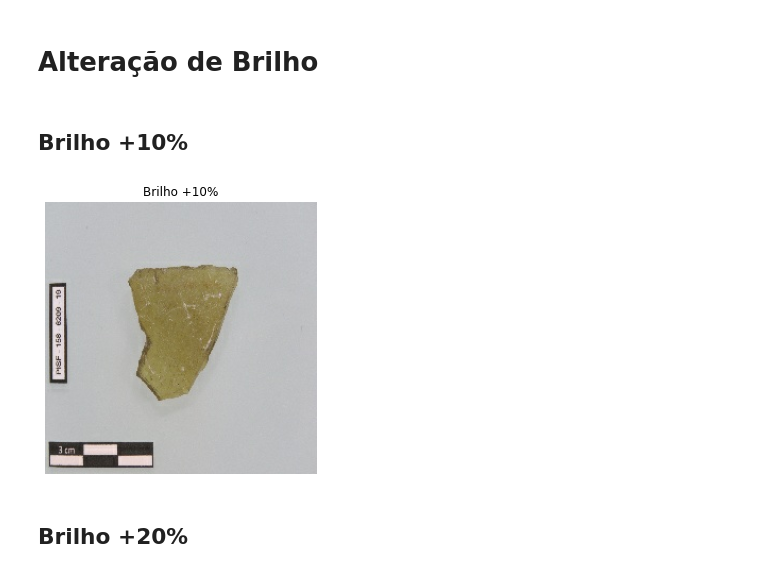
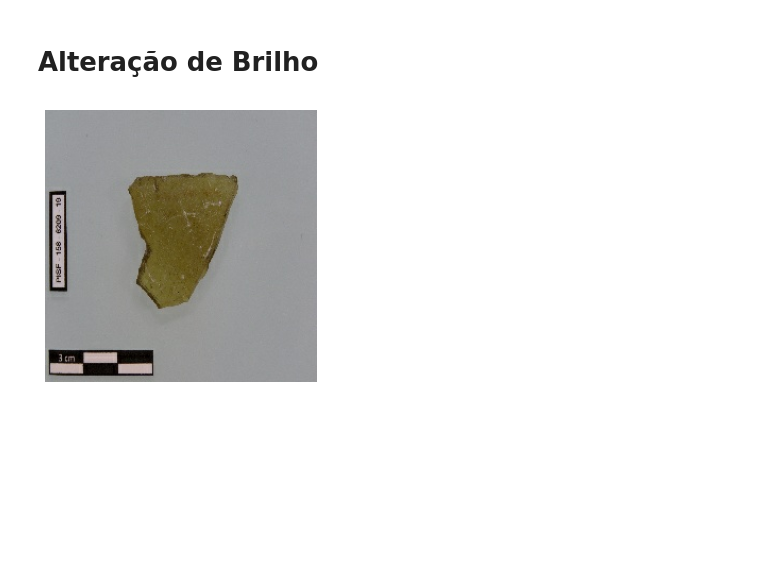
Before and after one commit to ArthurrCr/projeto_classificacao_artefatos, a Jupyter notebook: notebooks/_preprocessamento.ipynb, the cells around one changed output. Cells and saved outputs as stored; diff of their text form; code cells hidden in the pictures; blank space fills up the shorter version.

```diff
--- a/notebooks/_preprocessamento.ipynb
+++ b/notebooks/_preprocessamento.ipynb
@@ -110,16 +78,11 @@ plt.show()
 # %% [markdown]
 # Alteração de Brilho
-# %% [markdown]
-## Brilho +10%
 # %%
-brightness_image_10 = adjust_brightness(original_image, delta=0.1)
+brightness_image = adjust_brightness(original_image, delta = -0.05)
 
 plt.figure(figsize=(5, 5))
-plt.imshow(brightness_image_10)
-plt.title('Brilho +10%')
+plt.imshow(brightness_image)
 plt.axis('off')
 plt.show()
 # %% [output]
-[figure, old version]
+[figure, new version]
-# %% [markdown]
-## Brilho +20%
```
Also changed, not shown: parts of 29 cells of this notebook, 4 other files.
